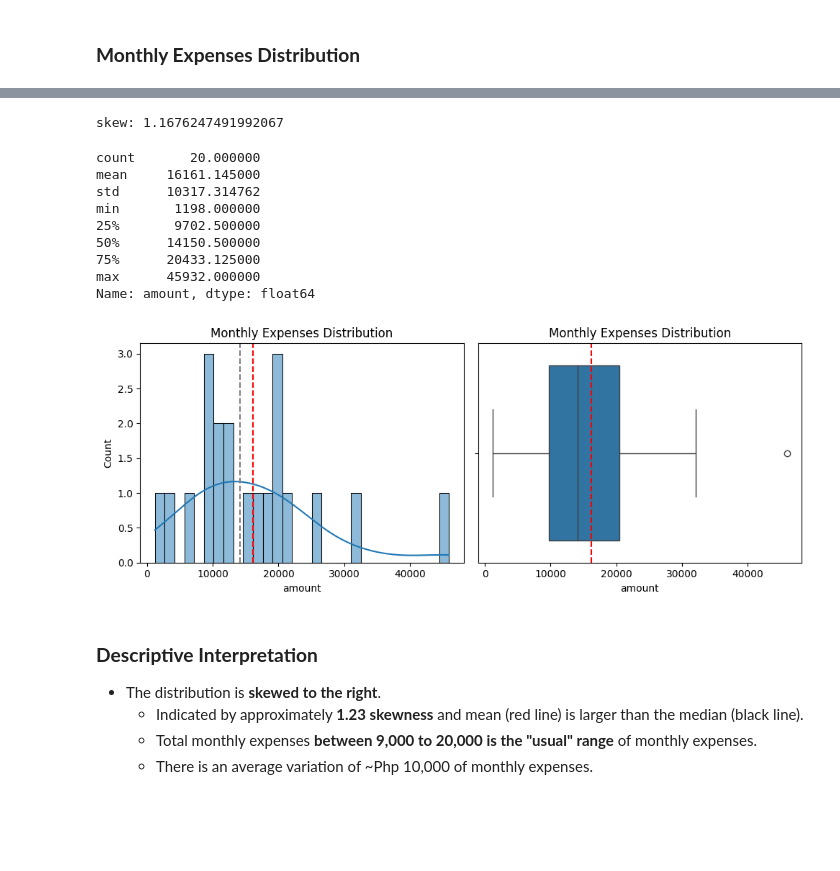
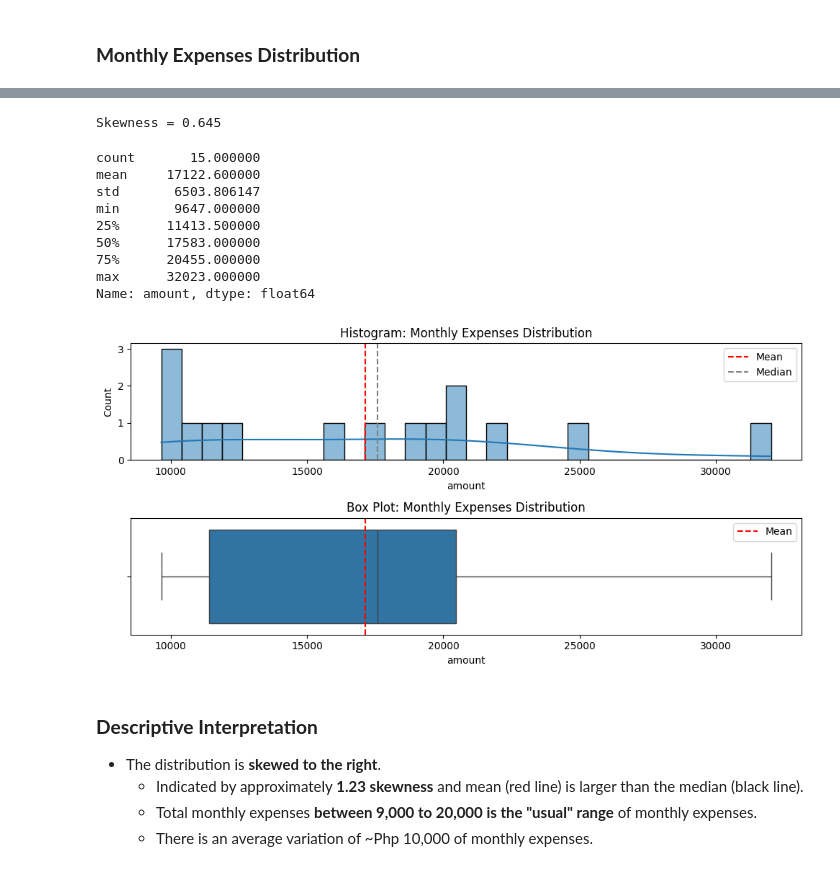
Before and after one commit to Ivan-Alexis-Tan/Finance-Manager, a Jupyter notebook: Personal Finance Analysis.ipynb, the cells around one changed output, grey strips where cells are left out. Saved outputs shown, nothing was run; the diff lists cells and outputs as text; code cells hidden in the pictures; blank space fills up the shorter version.

```diff
--- a/Personal Finance Analysis.ipynb
+++ b/Personal Finance Analysis.ipynb
@@ -21,7 +25,7 @@ database='personal_finance'
 
 engine = create_engine(f"mysql+pymysql://{user}:{password}@{host}/{database}")  #<- Create engine for MySQL connection
 
-query = "SELECT * FROM transactions"                                            #<- SQL query to fetch data from transactions table
+query = "SELECT * FROM dummy_transactions"                                            #<- SQL query to fetch data from transactions table
 df = pd.read_sql(query, con=engine)                                             #<- Read data into a DataFrame
 
 df
@@ -44,43 +64,46 @@ df
 # %%
+# Converting `date` column to datetime format
+df['date'] = pd.to_datetime(df['date'], format='%Y-%m-%d')      #<- Convert `date` column to datetime format
+
 # Appending `year`, `month`, and `day` data from the dataset
 df['month'] = df['date'].dt.month
 df['day'] = df['date'].dt.day
 df['year'] = df['date'].dt.year
 
 # Creating and Appending str date data
-ymd = []        #<- `ymd` means year, month, and day (YY/MM/DD)
-ym = []         #<- `ym` means year and month (YY/MM)
+ymd = []                                                        #<- `ymd` means year, month, and day (YY/MM/DD)
+ym = []                                                         #<- `ym` means year and month (YY/MM)
 
 # Editing and Adding New Column Entry (Extracting Data)
 detail_clean = []
 for i, detail in df.iterrows():
-    ym.append(f"{str(detail['year'])[2:]}/{detail['month']}")       #<- Appending `YY/MM`
+    ym.append(f"{str(detail['year'])[2:]}/{detail['month']}")                   #<- Appending `YY/MM`
     ymd.append(f"{str(detail['year'])[2:]}/{detail['month']}/{detail['day']}")  #<- Appending `YY/MM/DD`
 
-    detail_lower = detail['details'].lower()
-    if detail_lower == 'supa':
+    detail_lower = detail['details'].lower()                    #<- Convert details to lowercase for uniformity
+    if detail_lower == 'supa':                                  #<- Check if detail is 'supa'
         detail_clean.append('Supa')
-    elif detail_lower[:len('steam')] == 'steam':
+    elif detail_lower[:len('steam')] == 'steam':                #<- Check if detail starts with 'steam'
         detail_clean.append('Steam')
-    elif detail_lower[:len('aragmot')] == 'aragmot':
+    elif detail_lower[:len('aragmot')] == 'aragmot':            #<- Check if detail starts with 'aragmot'
         detail_clean.append('Aragmot')
-    elif detail_lower[:len('gcash cash-out')] == 'gcash cash-out':
+    elif detail_lower[:len('gcash cash-out')] == 'gcash cash-out':  #<- Check if detail starts with 'gcash cash-out'
         detail_clean.append('Gcash cash-out')
-    elif detail_lower[-len('cash-in'):] == 'cash-in' or detail_lower[:len('gcash')] == 'gcash':
+    elif detail_lower[-len('cash-in'):] == 'cash-in' or detail_lower[:len('gcash')] == 'gcash': #<- Check if detail ends with 'cash-in' or starts with 'gcash'
         detail_clean.append('Gcash cash-in')
     else:
         detail_clean.append(detail['details'])
 
-df['detail_clean'] = detail_clean
-df['y/m'] = ym
-df['y/m/d'] = ymd
+df['detail_clean'] = detail_clean                               #<- Appending cleaned details to the DataFrame
+df['y/m'] = ym                                                  #<- Appending Year/Month (YY/MM) to the DataFrame
+df['y/m/d'] = ymd                                               #<- Appending Year/Month/Day (YY/MM/DD) to the DataFrame
 
 # Date Sorting No. (from earlier to current date)
-date_arrangement = {}
-for i, date in enumerate(df['y/m'].unique().tolist()):
+date_arrangement = {}                                           #<- Dictionary to hold date arrangements for sorting
+for i, date in enumerate(df['y/m'].unique().tolist()):          #<- Enumerate through unique dates in 'y/m' column
     date_arrangement[date] = i
 
-df['month sort no.'] = df['y/m'].map(date_arrangement)   #<- Appending Date Sorting No.
+df['month sort no.'] = df['y/m'].map(date_arrangement)          #<- Appending Date Sorting No.
 
 df
 # %% [output]
@@ -364,24 +546,22 @@ Name: amount, dtype: float64
 # %%
 # Distribution Check with Distribution Plot
 dict_data_expen = {'Monthly Expenses Distribution': grpby_expen_by_month['amount']}
-plot_distribution(dataset=dict_data_expen, fig_size=(10, 4))
-
-print('skew:', scistat.skew(grpby_expen_by_month['amount']))
+plot_distribution(dataset=dict_data_expen, skew=True)
 
 # Terminal Output
 stats_monthly_expen.stat_summary
 # %% [output]
-skew: 1.1676247491992067
+Skewness = 0.645
-count       20.000000
-mean     16161.145000
-std      10317.314762
-min       1198.000000
-25%       9702.500000
-50%      14150.500000
-75%      20433.125000
-max      45932.000000
+count       15.000000
+mean     17122.600000
+std       6503.806147
+min       9647.000000
+25%      11413.500000
+50%      17583.000000
+75%      20455.000000
+max      32023.000000
 Name: amount, dtype: float64
-[figure, old version]
+[figure, new version]
 # %% [markdown]
 ### **Descriptive Interpretation**
 - The distribution is **skewed to the right**.
```
Also changed, not shown: parts of 62 cells of this notebook.
